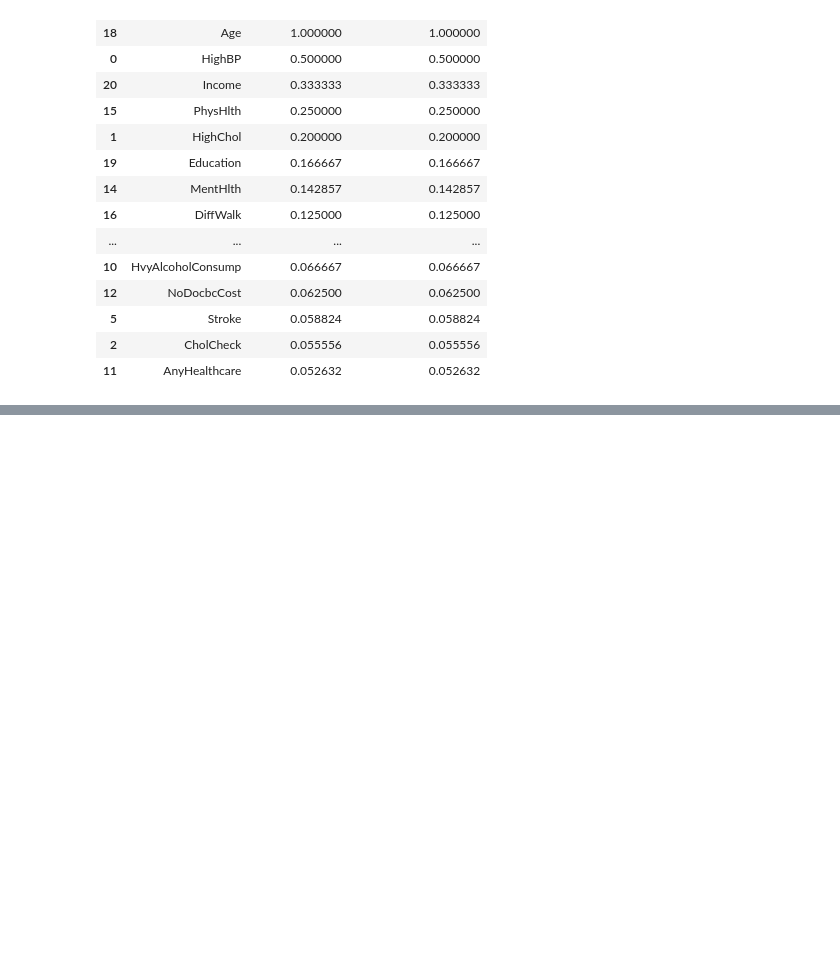
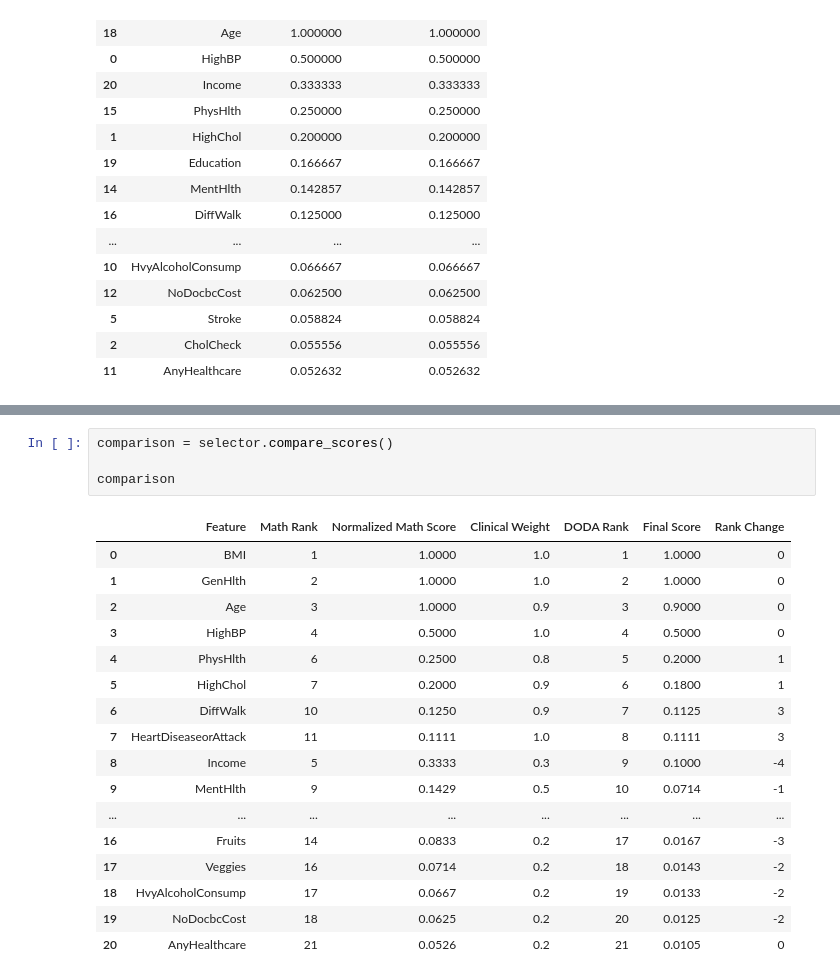
Before and after one commit to anandha-3679/msc_research, a Jupyter notebook: notebooks/anandha/Diabetes/diabetes_boruta.ipynb, the cells around one changed output, grey strips where cells are left out. Drawn from its saved outputs; the diff is of its cells as text; blank space fills up the shorter version.

```diff
--- a/notebooks/anandha/Diabetes/diabetes_boruta.ipynb
+++ b/notebooks/anandha/Diabetes/diabetes_boruta.ipynb
@@ -1037,0 +1141,22 @@ MATHEMATICAL SCORES
+# %%
+comparison = selector.compare_scores()
+
+comparison
+# %% [output]
+|  | Feature | Math Rank | Normalized Math Score | Clinical Weight | DODA Rank | Final Score | Rank Change |
+| 0 | BMI | 1 | 1.0000 | 1.0 | 1 | 1.0000 | 0 |
+| 1 | GenHlth | 2 | 1.0000 | 1.0 | 2 | 1.0000 | 0 |
+| 2 | Age | 3 | 1.0000 | 0.9 | 3 | 0.9000 | 0 |
+| 3 | HighBP | 4 | 0.5000 | 1.0 | 4 | 0.5000 | 0 |
+| 4 | PhysHlth | 6 | 0.2500 | 0.8 | 5 | 0.2000 | 1 |
+| 5 | HighChol | 7 | 0.2000 | 0.9 | 6 | 0.1800 | 1 |
+| 6 | DiffWalk | 10 | 0.1250 | 0.9 | 7 | 0.1125 | 3 |
+| 7 | HeartDiseaseorAttack | 11 | 0.1111 | 1.0 | 8 | 0.1111 | 3 |
+| 8 | Income | 5 | 0.3333 | 0.3 | 9 | 0.1000 | -4 |
+| 9 | MentHlth | 9 | 0.1429 | 0.5 | 10 | 0.0714 | -1 |
+| ... | ... | ... | ... | ... | ... | ... | ... |
+| 16 | Fruits | 14 | 0.0833 | 0.2 | 17 | 0.0167 | -3 |
+| 17 | Veggies | 16 | 0.0714 | 0.2 | 18 | 0.0143 | -2 |
+| 18 | HvyAlcoholConsump | 17 | 0.0667 | 0.2 | 19 | 0.0133 | -2 |
+| 19 | NoDocbcCost | 18 | 0.0625 | 0.2 | 20 | 0.0125 | -2 |
+| 20 | AnyHealthcare | 21 | 0.0526 | 0.2 | 21 | 0.0105 | 0 |
```
Also changed, not shown: parts of 8 cells of this notebook.
